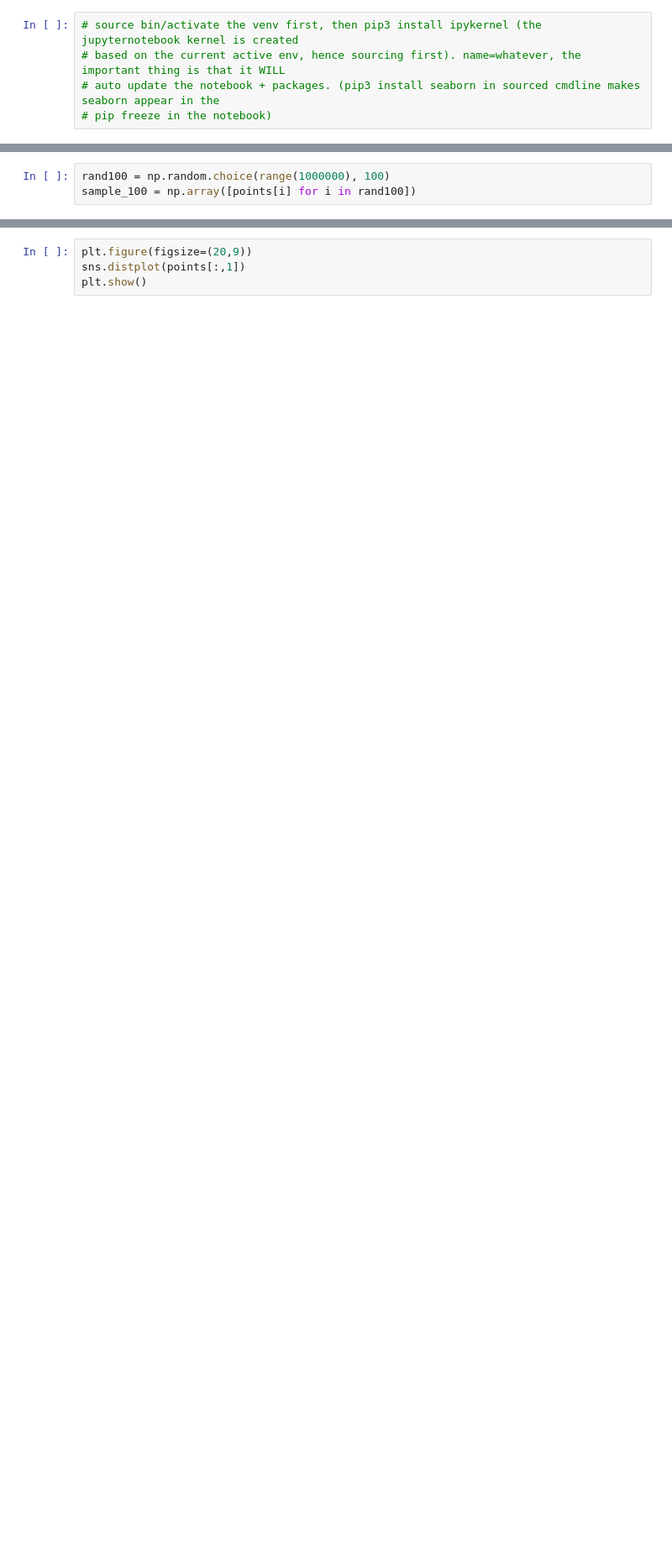
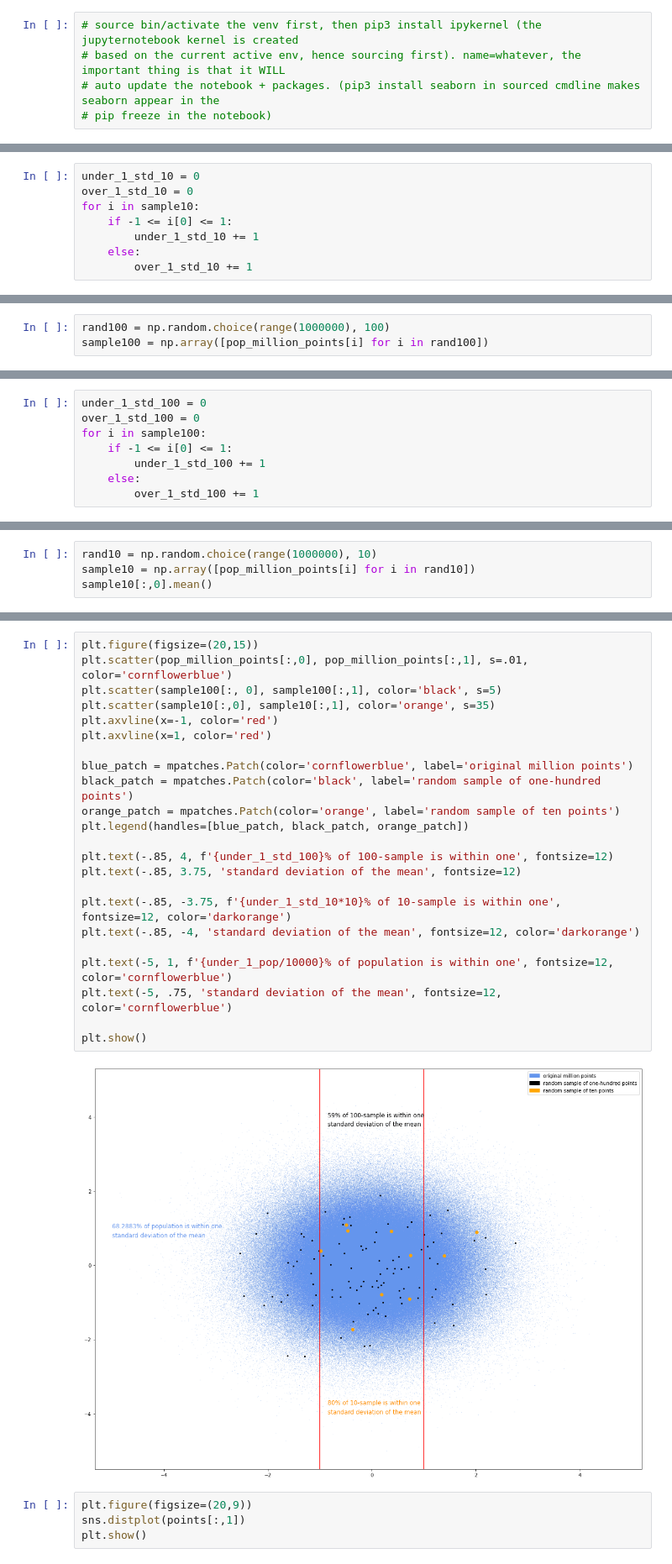
Before and after one commit to bphall/stats_vis, a Jupyter notebook: bessel_proof.ipynb, the cells around one changed output, grey strips where cells are left out. Shown at 84% size. Cells and saved outputs as stored; diff of their text form; blank space fills up the shorter version.

```diff
--- a/bessel_proof.ipynb
+++ b/bessel_proof.ipynb
@@ -13,0 +31,8 @@ points, ignore_classes = make_gaussian_quantiles(n_samples=1000000, n_features =
+# %%
+under_1_std_10 = 0
+over_1_std_10 = 0
+for i in sample10:
+    if -1 <= i[0] <= 1:
+        under_1_std_10 += 1
+    else:
+        over_1_std_10 += 1
@@ -14,3 +48,3 @@ points, ignore_classes = make_gaussian_quantiles(n_samples=1000000, n_features =
 # %%
 rand100 = np.random.choice(range(1000000), 100)
-sample_100 = np.array([points[i] for i in rand100])
+sample100 = np.array([pop_million_points[i] for i in rand100])
@@ -25,0 +51,8 @@ plt.show()
+# %%
+under_1_std_100 = 0
+over_1_std_100 = 0
+for i in sample100:
+    if -1 <= i[0] <= 1:
+        under_1_std_100 += 1
+    else:
+        over_1_std_100 += 1
@@ -25,0 +71,4 @@ plt.show()
+# %%
+rand10 = np.random.choice(range(1000000), 10)
+sample10 = np.array([pop_million_points[i] for i in rand10])
+sample10[:,0].mean()
@@ -26,3 +99,28 @@ plt.show()
+# %%
+plt.figure(figsize=(20,15))
+plt.scatter(pop_million_points[:,0], pop_million_points[:,1], s=.01, color='cornflowerblue')
+plt.scatter(sample100[:, 0], sample100[:,1], color='black', s=5)
+plt.scatter(sample10[:,0], sample10[:,1], color='orange', s=35)
+plt.axvline(x=-1, color='red')
+plt.axvline(x=1, color='red')
+
+blue_patch = mpatches.Patch(color='cornflowerblue', label='original million points')
+black_patch = mpatches.Patch(color='black', label='random sample of one-hundred points')
+orange_patch = mpatches.Patch(color='orange', label='random sample of ten points')
+plt.legend(handles=[blue_patch, black_patch, orange_patch])
+
+plt.text(-.85, 4, f'{under_1_std_100}% of 100-sample is within one', fontsize=12)
+plt.text(-.85, 3.75, 'standard deviation of the mean', fontsize=12)
+
+plt.text(-.85, -3.75, f'{under_1_std_10*10}% of 10-sample is within one', fontsize=12, color='darkorange')
+plt.text(-.85, -4, 'standard deviation of the mean', fontsize=12, color='darkorange')
+
+plt.text(-5, 1, f'{under_1_pop/10000}% of population is within one', fontsize=12, color='cornflowerblue')
+plt.text(-5, .75, 'standard deviation of the mean', fontsize=12, color='cornflowerblue')
+
+plt.show()
+# %% [output]
+[figure, added]
 # %%
 plt.figure(figsize=(20,9))
 sns.distplot(points[:,1])
```
Also changed, not shown: parts of 20 cells of this notebook.
